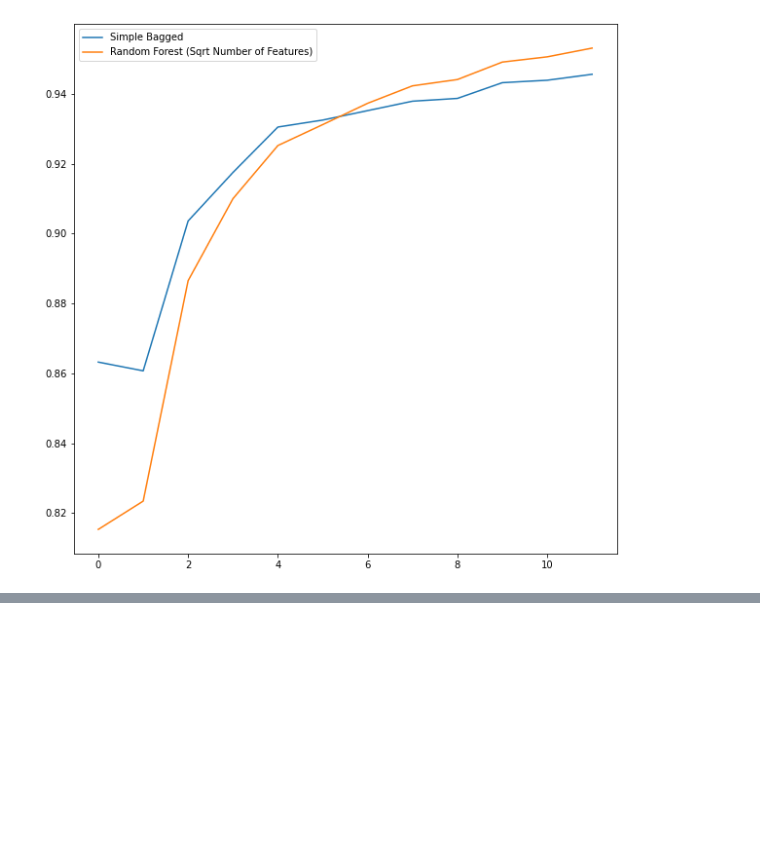
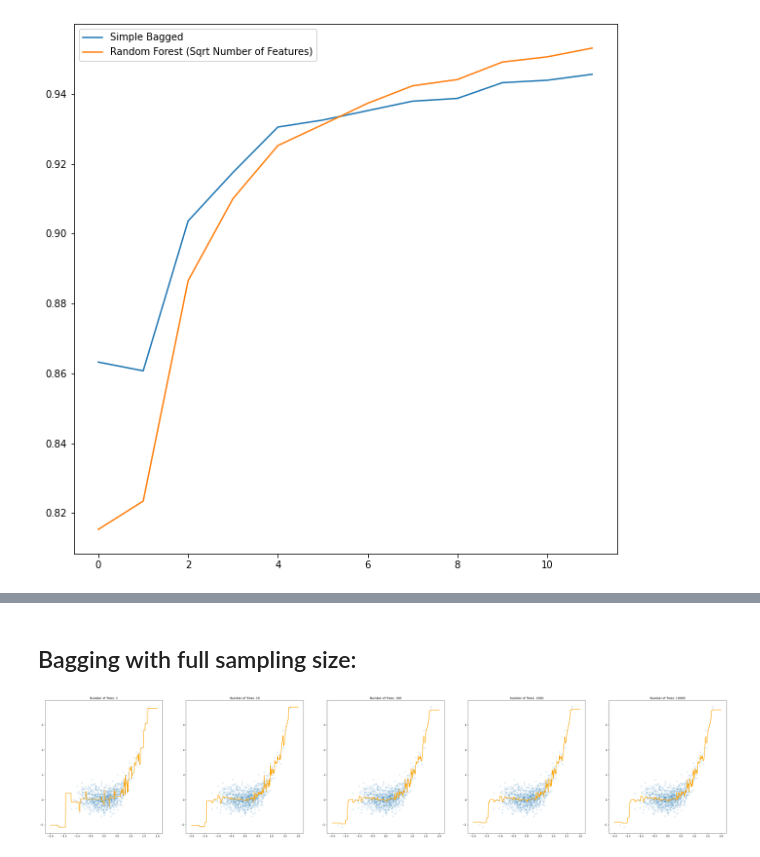
Before and after one commit to loksundar/WowLabZ, a Jupyter notebook: MLday3.ipynb, the cells around one changed output, grey strips where cells are left out. Saved outputs shown, nothing was run; the diff lists cells and outputs as text; code cells hidden in the pictures; blank space fills up the shorter version.

```diff
--- a/MLday3.ipynb
+++ b/MLday3.ipynb
@@ -198,0 +297,29 @@ plt.show()
+# %% [markdown]
+## Bagging with full sampling size:
+# %%
+from sklearn.utils import resample
+from sklearn.tree import DecisionTreeRegressor
+
+xp = np.arange(-2.0, 2.0, 0.01)
+model = DecisionTreeRegressor(max_depth = 8)
+
+def plot_bagged(k = 1, n_prime = 1000):
+    yp_bagged = np.zeros(len(xp))
+    for i in range(k) :
+        xr, yr = resample(x,y, n_samples = n_prime)
+        model = DecisionTreeRegressor(max_depth = 8)
+        model.fit(np.array(xr).reshape(-1,1),yr)
+
+        yp_bagged += model.predict(np.array(xp).reshape(-1,1))/float(k)
+    # Plot the results
+    plt.scatter(x,y,alpha=0.1)
+    plt.plot(xp,yp_bagged,linewidth=2,color='orange')
+
+plt.figure(figsize = (50,10))
+for i in range(5):
+    plt.subplot(1,5,i+1)
+    plot_bagged(10**i)
+    plt.title("Number of Trees: {}".format(10**i))
+plt.show()
+# %% [output]
+[figure, added]
```
Also changed, not shown: parts of 11 cells of this notebook.
